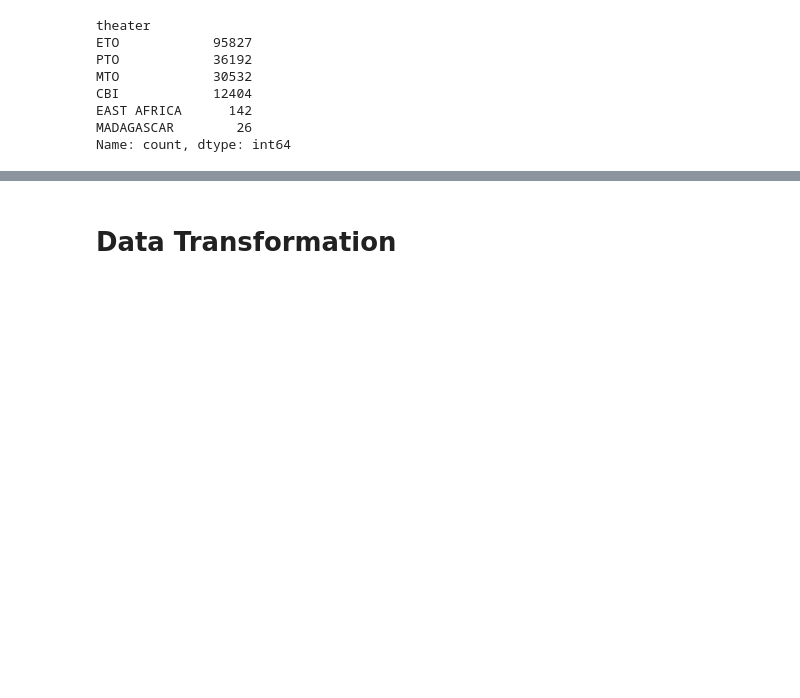
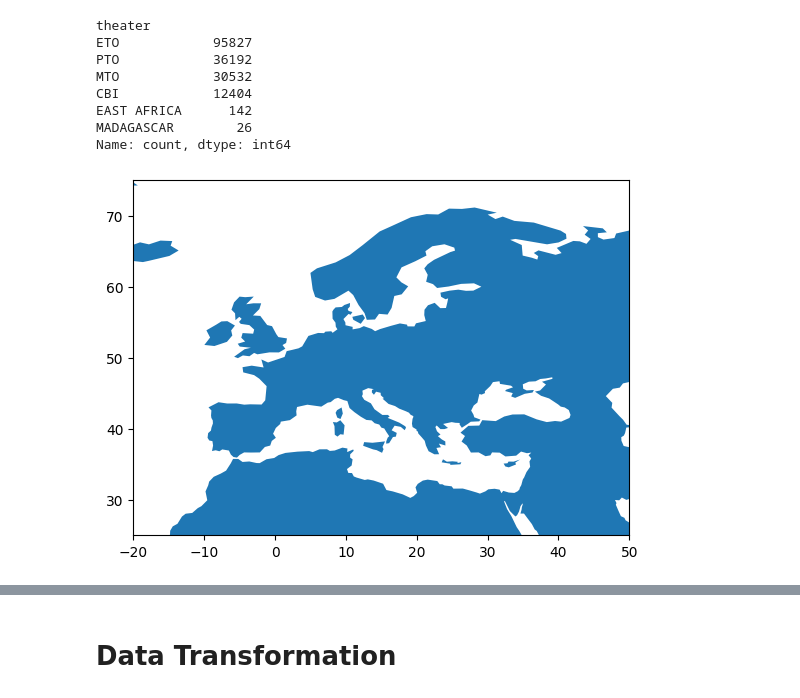
Before and after one commit to dianahuff/DATA-3454-Project, a Jupyter notebook: eda.ipynb, the cells around one changed output, grey strips where cells are left out. Cells and saved outputs as stored; diff of their text form; code cells hidden in the pictures; blank space fills up the shorter version.

Commit message:
Rasterize images

```diff
--- a/eda.ipynb
+++ b/eda.ipynb
@@ -184,10 +184,14 @@ import geodatasets
 euro_map = gpd.read_file(geodatasets.get_path('naturalearth.land'))
 # %%
 fig, ax = plt.subplots()
+# Important for file size, repeat on all other axes made.
+ax.set_rasterized(True)
 
 ax.set_xlim(-20, 50)
 ax.set_ylim(25, 75)
 euro_map.plot(ax=ax)
+# %% [output]
+[figure, added]
 # %%
 g_operations.loc[g_operations['theater'] == 'ETO'].plot(
     ax=ax,
```
Also changed, not shown: parts of 3 cells of this notebook, 1 other file.
